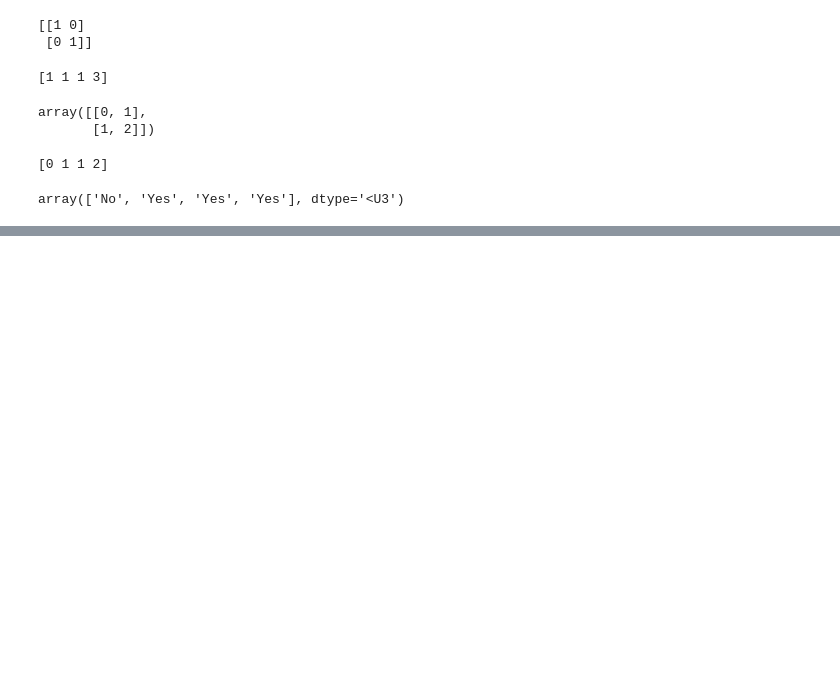
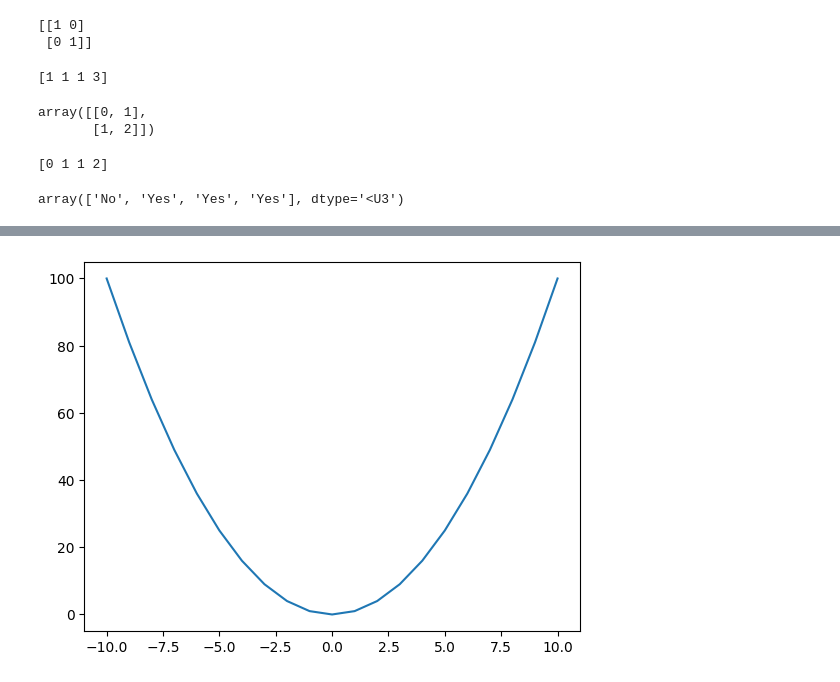
Before and after one commit to ergonrizky26/habis-kerja-data-science-practice, a Jupyter notebook: [Modul_4_Habis_Kerja]_Python_packages.ipynb, the cells around one changed output, grey strips where cells are left out. Cells and saved outputs as stored; diff of their text form; code cells hidden in the pictures; blank space fills up the shorter version.

```diff
--- a/[Modul_4_Habis_Kerja]_Python_packages.ipynb
+++ b/[Modul_4_Habis_Kerja]_Python_packages.ipynb
@@ -61,0 +81,10 @@ array(['No', 'Yes', 'Yes', 'Yes'], dtype='<U3')
+# %%
+# Membuat array
+array_1 = np.array(range(-10, 11))
+array_2 = np.array(list(map(lambda x : x**2, list(array_1))))
+
+# Membuat line plot dari array
+plt.plot(array_1, array_2)
+plt.show()
+# %% [output]
+[figure, added]
```
Also changed, not shown: parts of 5 cells of this notebook.
